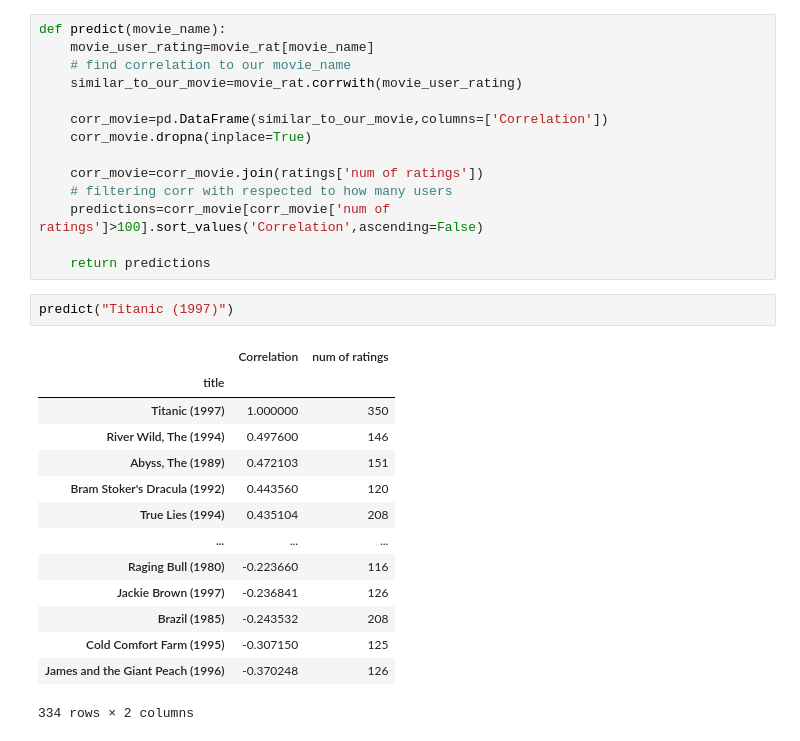
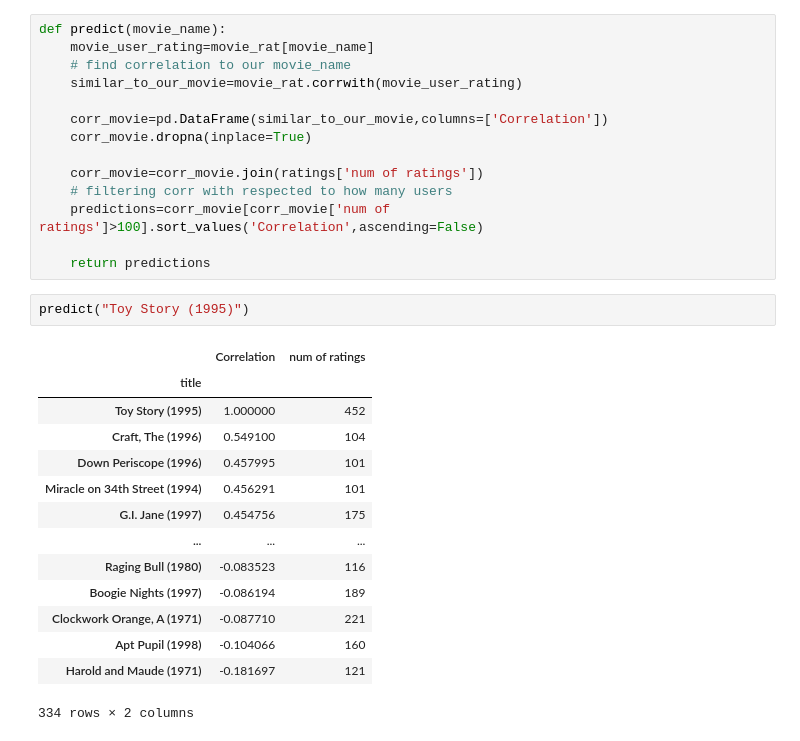
Before and after one commit to saketh2513/movie-Recommendation-System, a Jupyter notebook: project-2.ipynb, the cells around one changed output. Saved outputs shown, nothing was run; the diff lists cells and outputs as text.

```diff
--- a/project-2.ipynb
+++ b/project-2.ipynb
@@ -296,20 +328,20 @@ def predict(movie_name):
     predictions=corr_movie[corr_movie['num of ratings']>100].sort_values('Correlation',ascending=False)
 
     return predictions
-# %%
-predict("Titanic (1997)")
-# %% [output]
-|  | Correlation | num of ratings |
-| title |  |  |
-| Titanic (1997) | 1.000000 | 350 |
-| River Wild, The (1994) | 0.497600 | 146 |
-| Abyss, The (1989) | 0.472103 | 151 |
-| Bram Stoker's Dracula (1992) | 0.443560 | 120 |
-| True Lies (1994) | 0.435104 | 208 |
-| ... | ... | ... |
-| Raging Bull (1980) | -0.223660 | 116 |
-| Jackie Brown (1997) | -0.236841 | 126 |
-| Brazil (1985) | -0.243532 | 208 |
-| Cold Comfort Farm (1995) | -0.307150 | 125 |
-| James and the Giant Peach (1996) | -0.370248 | 126 |
-334 rows × 2 columns
+# %%
+predict("Toy Story (1995)")
+# %% [output]
+|  | Correlation | num of ratings |
+| title |  |  |
+| Toy Story (1995) | 1.000000 | 452 |
+| Craft, The (1996) | 0.549100 | 104 |
+| Down Periscope (1996) | 0.457995 | 101 |
+| Miracle on 34th Street (1994) | 0.456291 | 101 |
+| G.I. Jane (1997) | 0.454756 | 175 |
+| ... | ... | ... |
+| Raging Bull (1980) | -0.083523 | 116 |
+| Boogie Nights (1997) | -0.086194 | 189 |
+| Clockwork Orange, A (1971) | -0.087710 | 221 |
+| Apt Pupil (1998) | -0.104066 | 160 |
+| Harold and Maude (1971) | -0.181697 | 121 |
+334 rows × 2 columns
```
Also changed, not shown: parts of 9 cells of this notebook.
